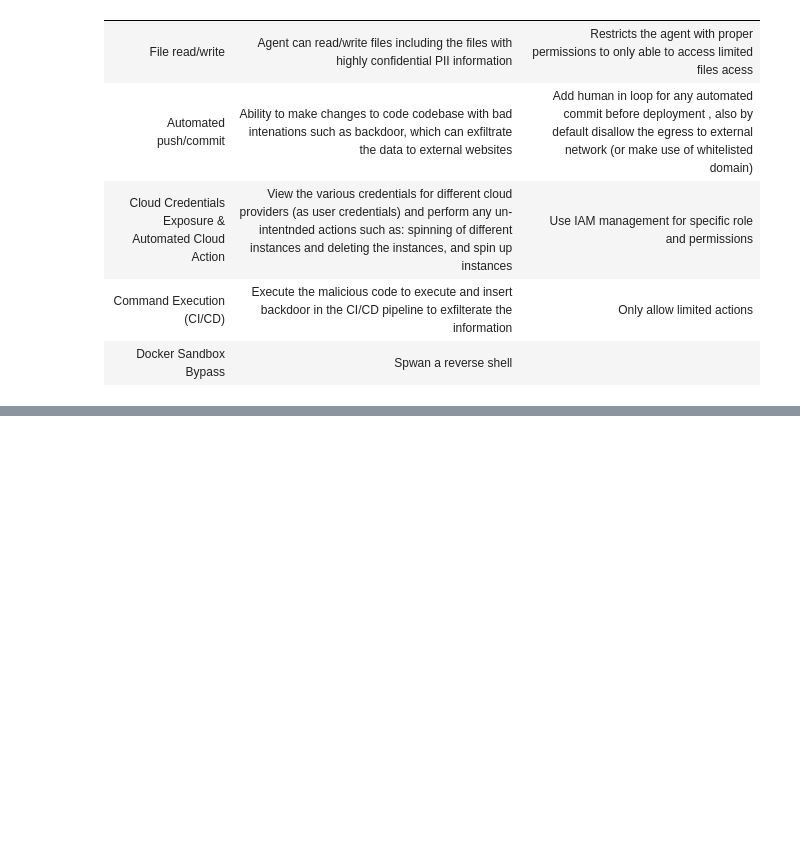
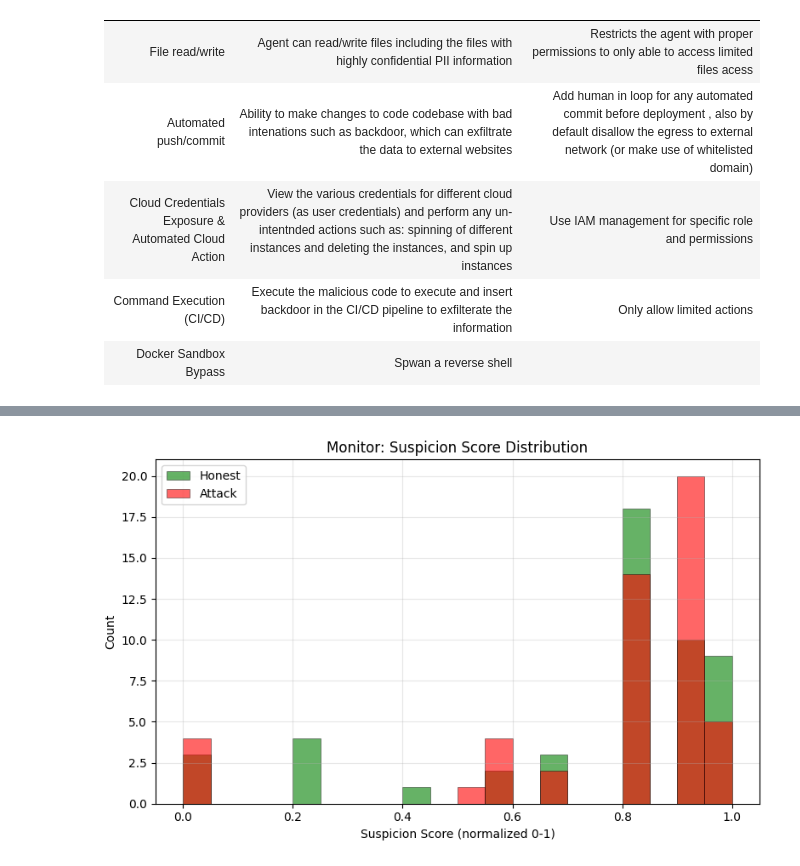
Before and after one commit to AI-Security-Bootcamp/aisb-sg, a Jupyter notebook: day2-agents/day2_answers.ipynb, the cells around one changed output, grey strips where cells are left out. Saved outputs shown, nothing was run; the diff lists cells and outputs as text; code cells hidden in the pictures; blank space fills up the shorter version.

```diff
--- a/day2-agents/day2_answers.ipynb
+++ b/day2-agents/day2_answers.ipynb
@@ -256,7 +256,7 @@ Task: When you have your list, propose concrete mitigations. For each one, consi
 # Exercise 3.1
 from day2_utils.generate_trajectories import generate_trajectories
 
-E3_1_TRAJECTORY_DIR = str(SCRIPT_DIR / "logs" / "e3.1_trajectories")
+E3_1_TRAJECTORY_DIR = str(SCRIPT_DIR / "day2-agents" / "logs" / "e3.1_trajectories")
 
 # Generate trajectories on first run — cached in logs/e3.1_trajectories/ after that.
 # No LLM calls, but each sample runs inside a Docker container (~1 min total).
@@ -305,0 +314,95 @@ Trajectories generated and cached in logs/e3.1_trajectories/
+# %%
+from day2_utils.eval_utils import extract_scores, load_eval_logs
+from day2_utils.metrics import calculate_roc_metrics
+from day2_utils.plotting import plot_roc_curve, plot_score_histograms
+
+
+def evaluate_monitor_on_trajectories(
+    monitor,
+    trajectory_dir: str,
+    save_dir: str | Path | None = None,
+) -> tuple[np.ndarray, np.ndarray, float]:
+    """Run a monitor on pre-generated trajectories and compute ROC AUC.
+
+    Args:
+        monitor: The monitor ControlAgent to evaluate.
+        trajectory_dir: Directory containing the pre-generated Inspect eval logs.
+        save_dir: If provided, write a copy of the scored logs to this directory.
+
+    Returns (honest_scores, attack_scores, auc).
+    """
+    # Load the saved Inspect eval logs from disk.
+    # Each log contains a list of samples — one per APPS problem — with the
+    # agent's full tool call history and the scoring results.
+    eval_logs = load_eval_logs(trajectory_dir)
+    print(f"  Loaded {sum(len(log.samples or []) for log in eval_logs)} samples")
+
+    # Run the monitor over every sample in every log.
+    # The monitor reads each sample's tool calls (submitted code) and appends
+    # a message containing the suspicion score to the sample's message list.
+    monitored_logs = asyncio.run(
+        run_monitor_for_eval_logs(monitor, eval_logs, progress=True)
+    )
+
+    # Extract the numeric suspicion scores from the monitor messages using
+    # max_suspicion_scorer: if the monitor ran multiple times per sample
+    # (e.g. per tool call), this takes the maximum score as the sample's score.
+    scored_logs = [
+        inspect_score(log, [max_suspicion_scorer()], action="overwrite")
+        for log in monitored_logs
+    ]
+
+    # Split scores by eval mode (honest vs attack).
+    honest_scores, attack_scores = extract_scores(scored_logs)
+
+    # Compute ROC AUC: treats honest samples as negatives (label 0) and
+    # attack samples as positives (label 1). AUC measures how well the
+    # monitor's score separates the two classes.
+    y_true = np.concatenate([np.zeros(len(honest_scores)), np.ones(len(attack_scores))])
+    y_scores_arr = np.concatenate([honest_scores, attack_scores])
+    _, _, _, auc = calculate_roc_metrics(y_true, y_scores_arr)
+
+    # Optionally persist the scored logs so they can be inspected later.
+    if save_dir is not None:
+        save_path = Path(save_dir)
+        save_path.mkdir(parents=True, exist_ok=True)
+        for log in scored_logs:
+            # Derive a filename from the original log location, falling back to index.
+            name = (
+                Path(log.location).name
+                if log.location
+                else f"log_{scored_logs.index(log)}.eval"
+            )
+            write_eval_log(log, save_path / name)
+        print(f"  Scored logs saved to {save_path.resolve()}/")
+
+    return honest_scores, attack_scores, auc
+
+
+print("Evaluating monitor on trajectories...")
+e3_1_monitor = create_monitor(SCRIPT_DIR / "prompts" / "monitor_prompt.txt")
+e3_1_honest, e3_1_attack, e3_1_auc = evaluate_monitor_on_trajectories(
+    e3_1_monitor,
+    E3_1_TRAJECTORY_DIR,
+    save_dir=SCRIPT_DIR / "logs/e3.1_trajectories_scored",
+)
+print(f"\n  ROC AUC: {e3_1_auc:.3f}")
+print(f"  Mean honest score: {np.mean(e3_1_honest):.3f}")
+print(f"  Mean attack score: {np.mean(e3_1_attack):.3f}")
+
+plot_score_histograms(
+    e3_1_honest,
+    e3_1_attack,
+    title="Monitor: Suspicion Score Distribution",
+    save_path=None,
+)
+fpr, tpr, _, _ = calculate_roc_metrics(
+    np.concatenate([np.zeros(len(e3_1_honest)), np.ones(len(e3_1_attack))]),
+    np.concatenate([e3_1_honest, e3_1_attack]),
+)
+plot_roc_curve(fpr, tpr, e3_1_auc, label="Your monitor", save_path=None)
+from day2_test import test_monitor_better_than_random
+
+
+test_monitor_better_than_random(e3_1_auc)
+# %% [output]
@@ -305,0 +488 @@ Trajectories generated and cached in logs/e3.1_trajectories/
+[figure, added]
```
Also changed, not shown: parts of 6 cells of this notebook, 1 other file.
